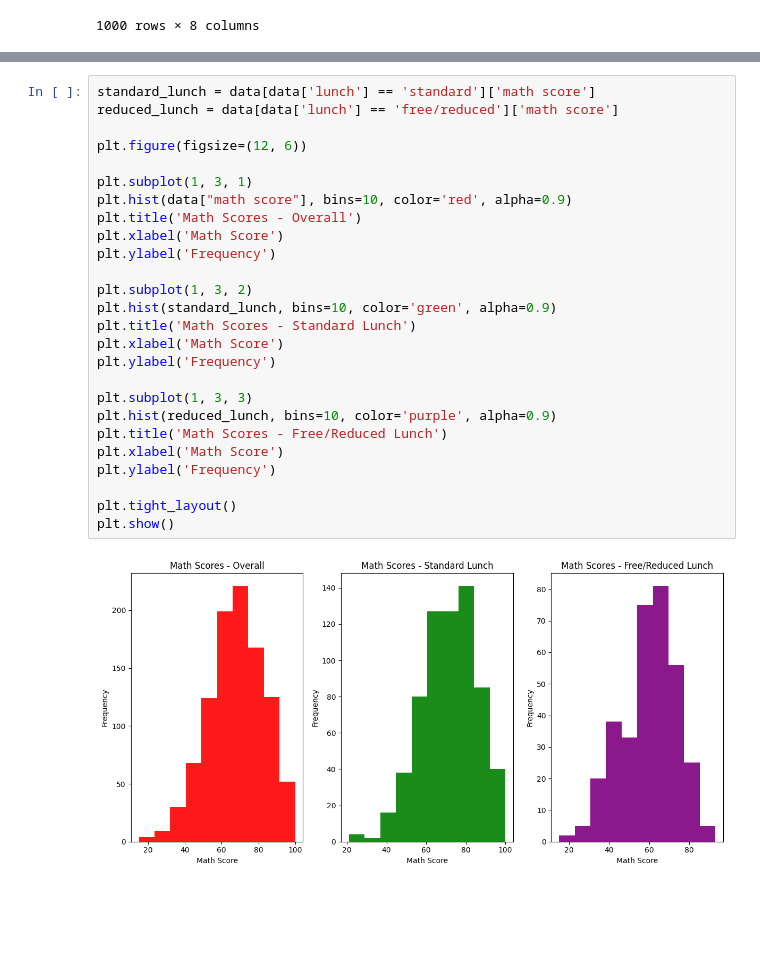
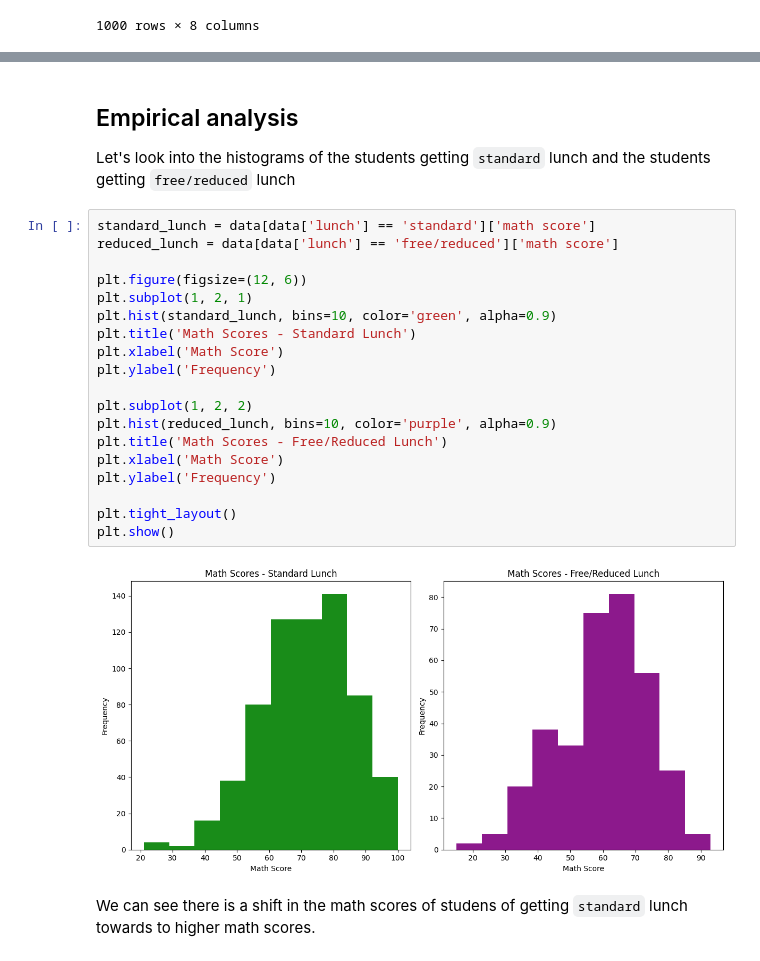
Before and after one commit to jantiks/statistics-final-project, a Jupyter notebook: statistic.ipynb, the cells around one changed output, grey strips where cells are left out. Drawn from its saved outputs; the diff is of its cells as text; blank space fills up the shorter version.

```diff
--- a/statistic.ipynb
+++ b/statistic.ipynb
@@ -46,28 +34,27 @@ Let's see how each histogram looks like.
+# %% [markdown]
+## Empirical analysis
+
+Let's look into the histograms of the students getting `standard` lunch and the students getting `free/reduced` lunch
 # %%
 standard_lunch = data[data['lunch'] == 'standard']['math score']
 reduced_lunch = data[data['lunch'] == 'free/reduced']['math score']
 
 plt.figure(figsize=(12, 6))
-
-plt.subplot(1, 3, 1)
-plt.hist(data["math score"], bins=10, color='red', alpha=0.9)
-plt.title('Math Scores - Overall')
-plt.xlabel('Math Score')
-plt.ylabel('Frequency')
-
-plt.subplot(1, 3, 2)
+plt.subplot(1, 2, 1)
 plt.hist(standard_lunch, bins=10, color='green', alpha=0.9)
 plt.title('Math Scores - Standard Lunch')
 plt.xlabel('Math Score')
 plt.ylabel('Frequency')
 
-plt.subplot(1, 3, 3)
+plt.subplot(1, 2, 2)
 plt.hist(reduced_lunch, bins=10, color='purple', alpha=0.9)
 plt.title('Math Scores - Free/Reduced Lunch')
 plt.xlabel('Math Score')
 plt.ylabel('Frequency')
 
 plt.tight_layout()
 plt.show()
 # %% [output]
-[figure, old version]
+[figure, new version]
+# %% [markdown]
+We can see there is a shift in the math scores of studens of getting `standard` lunch towards to higher math scores.
```
Also changed, not shown: parts of 7 cells of this notebook.
